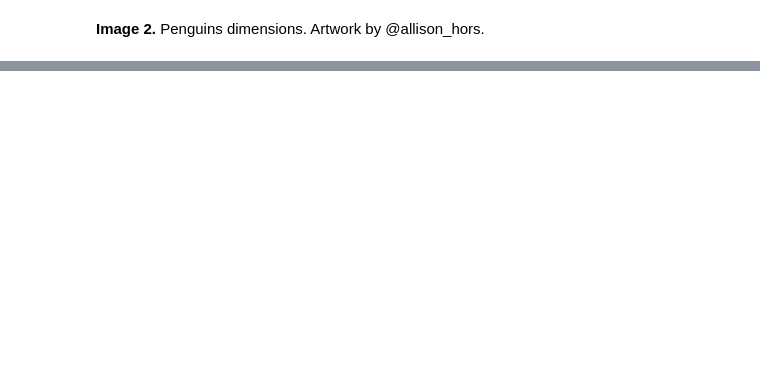
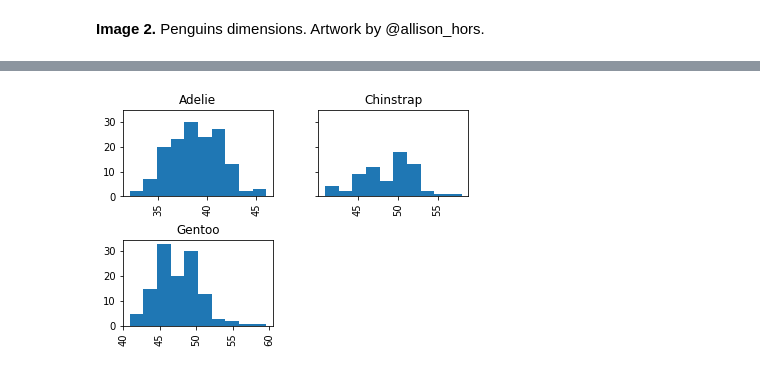
Before and after one commit to Eduardo-Coyto/ML-UTEC-4Geeks, a Jupyter notebook: Palmer_Penguins_Analysis copy.ipynb, the cells around one changed output, grey strips where cells are left out. Drawn from its saved outputs; the diff is of its cells as text; code cells hidden in the pictures; blank space fills up the shorter version.

```diff
--- a/Palmer_Penguins_Analysis copy.ipynb
+++ b/Palmer_Penguins_Analysis copy.ipynb
@@ -28,5 +82,6 @@ df = pd.read_csv(url)
 **Image 2.** Penguins dimensions. Artwork by @allison_hors.
 # %%
 # Drop na values, but explain your rule of decision
+df = df.dropna(subset=['bill_length_mm','bill_depth_mm','flipper_length_mm','body_mass_g']) #subset = subconjunto
 # %%
 # Get a basic summary of the data
@@ -37,2 +150,6 @@ df = pd.read_csv(url)
 # %%
 # Show the histogram per bill lenght
+df.hist(column='bill_length_mm', by='species', sharey=True)
+plt.show()
+# %% [output]
+[figure, added]
```
Also changed, not shown: parts of 23 cells of this notebook.
